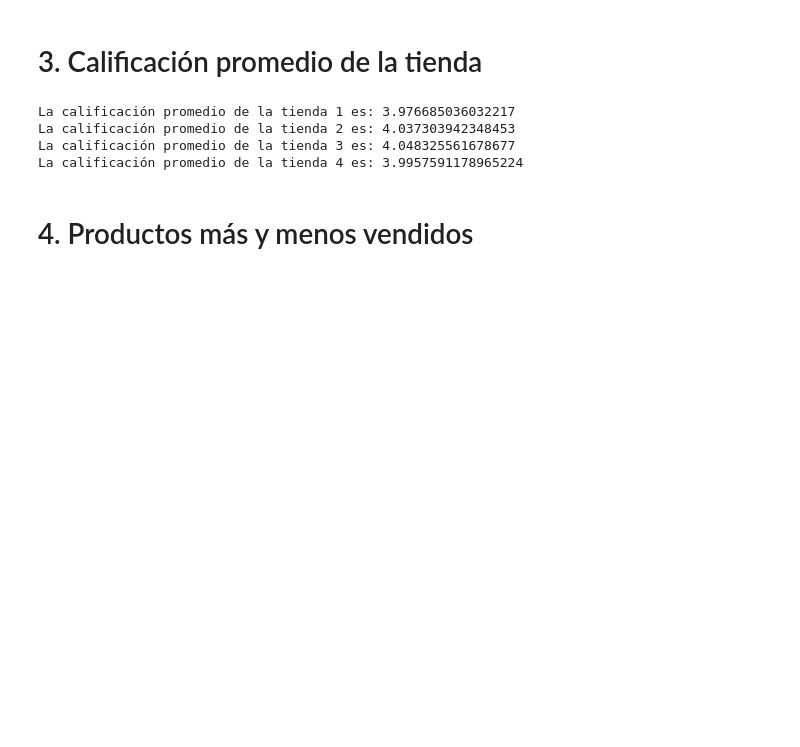
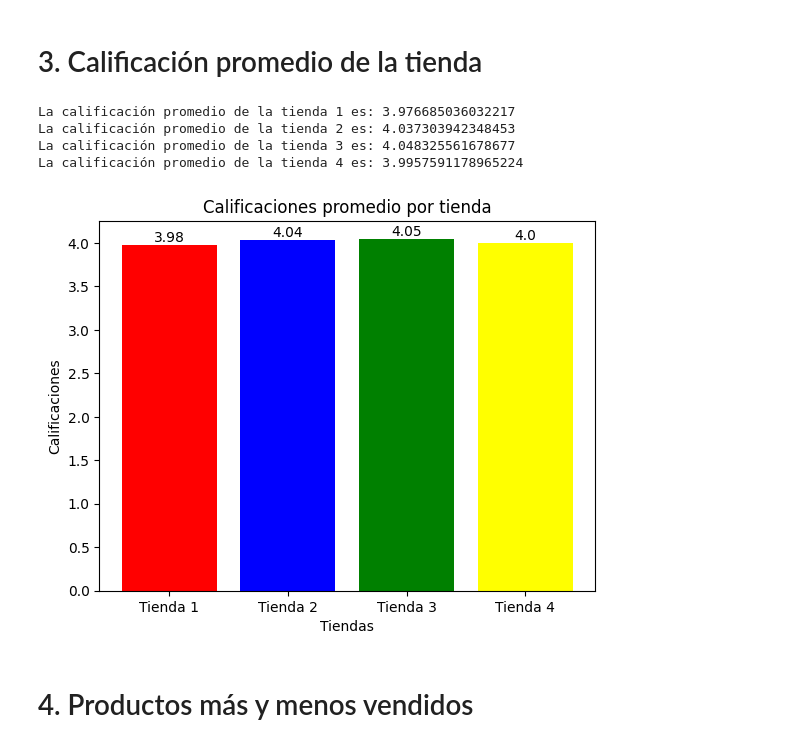
Before and after one commit to migueloropeza/challenge-alura-store, a Jupyter notebook: AluraStoreLatam.ipynb, the cells around one changed output. Cells and saved outputs as stored; diff of their text form; code cells hidden in the pictures; blank space fills up the shorter version.

```diff
--- a/AluraStoreLatam.ipynb
+++ b/AluraStoreLatam.ipynb
@@ -155,6 +156,16 @@ La calificación promedio de la tienda 1 es: 3.976685036032217
 La calificación promedio de la tienda 2 es: 4.037303942348453
 La calificación promedio de la tienda 3 es: 4.048325561678677
 La calificación promedio de la tienda 4 es: 3.9957591178965224
+# %%
+plt.bar(['Tienda 1', 'Tienda 2', 'Tienda 3', 'Tienda 4'], [calificacionPromedioTienda1,calificacionPromedioTienda2, calificacionPromedioTienda3, calificacionPromedioTienda4], color=["red", "blue", "green", "yellow"])
+plt.title("Calificaciones promedio por tienda")
+plt.xlabel("Tiendas")
+plt.ylabel("Calificaciones")
+for i, v in enumerate([calificacionPromedioTienda1.round(2), calificacionPromedioTienda2.round(2), calificacionPromedioTienda3.round(2), calificacionPromedioTienda4.round(2)]):
+    plt.text(i, v , str(v), ha='center', va='bottom', rotation=0)
+plt.show()
+# %% [output]
+[figure, added]
 # %% [markdown]
 # 4. Productos más y menos vendidos
 # %%
```
Also changed, not shown: parts of 3 cells of this notebook.
